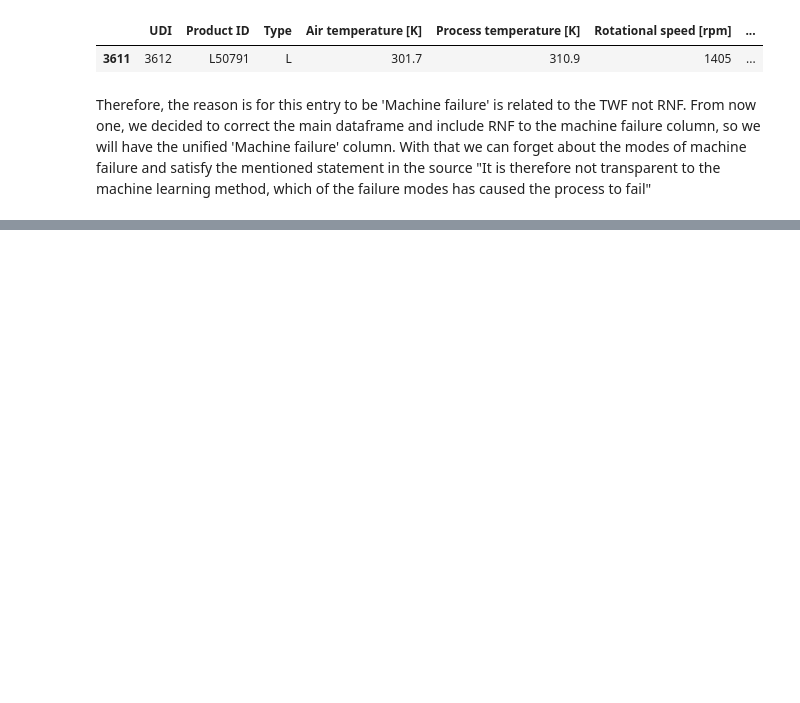
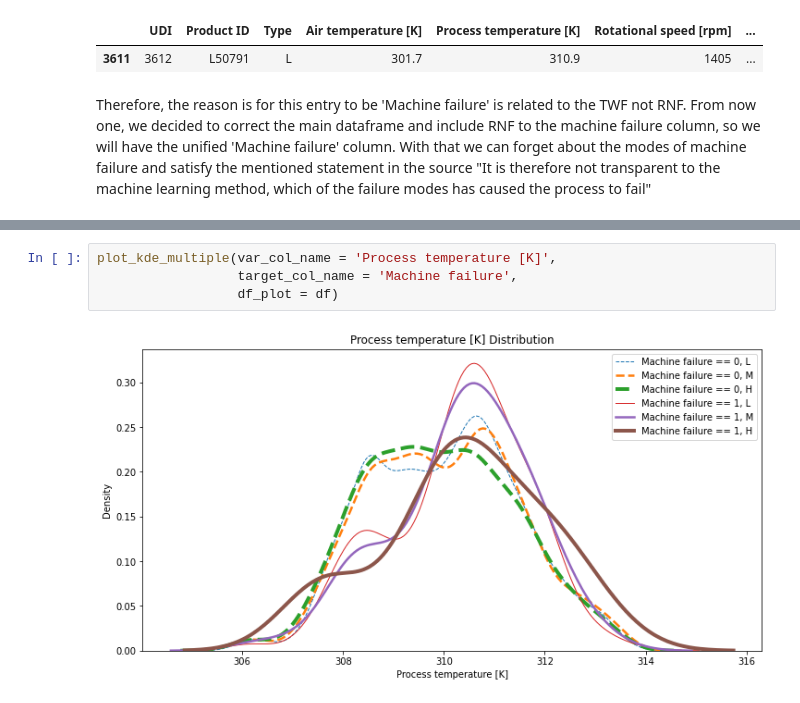
Before and after one commit to KayhanB21/AI4I-2020-predictive-maintenance, a Jupyter notebook: feature-evaluation.ipynb, the cells around one changed output, grey strips where cells are left out. Drawn from its saved outputs; the diff is of its cells as text; blank space fills up the shorter version.

```diff
--- a/feature-evaluation.ipynb
+++ b/feature-evaluation.ipynb
@@ -244,0 +409,6 @@ transparent to the machine learning method, which of the failure modes has cause
+# %%
+plot_kde_multiple(var_col_name = 'Process temperature [K]',
+                  target_col_name = 'Machine failure',
+                  df_plot = df)
+# %% [output]
+[figure, added]
```
Also changed, not shown: parts of 20 cells of this notebook, 3 other files.
